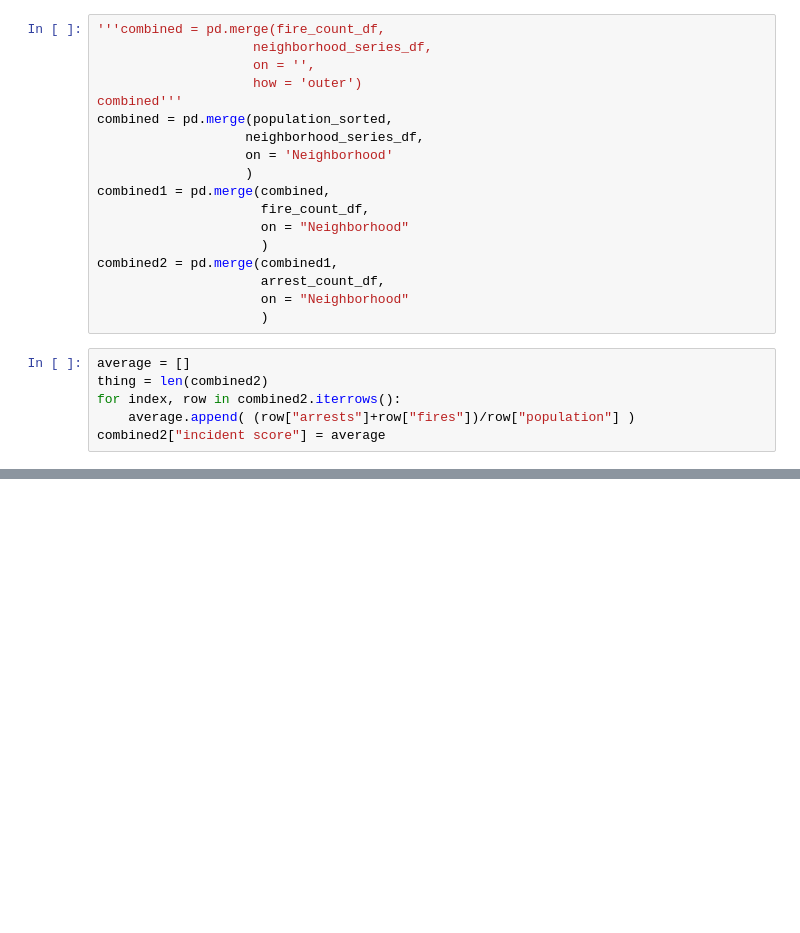
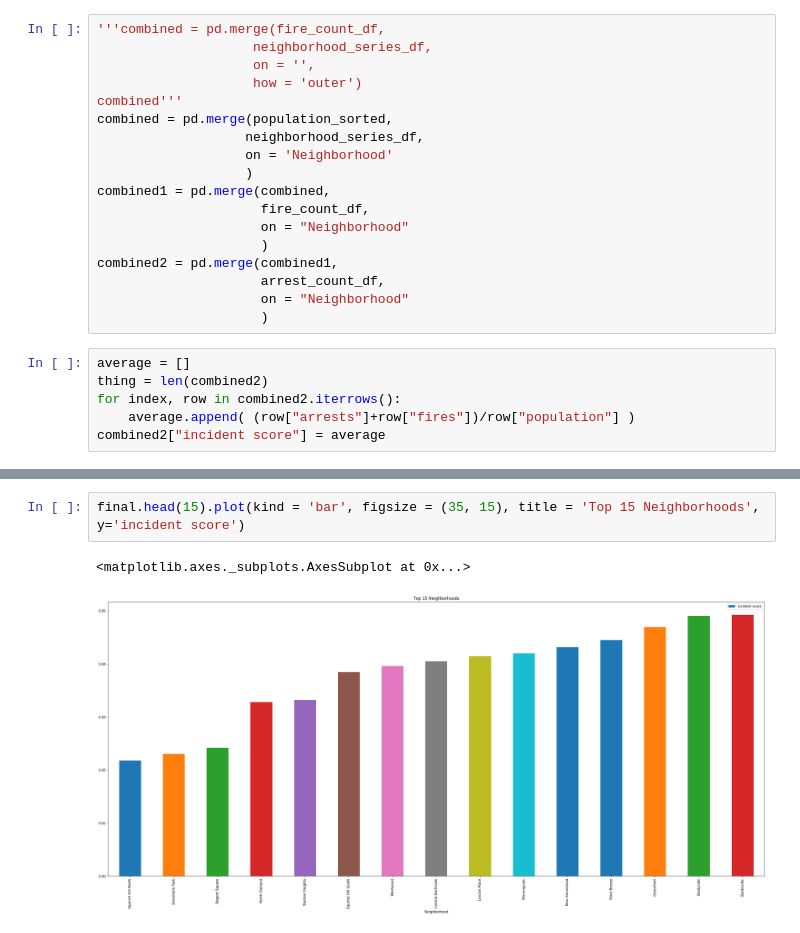
Before and after one commit to arib510/Big-Ideas-Final-Project, a Jupyter notebook: selver_notebook.ipynb, the cells around one changed output, grey strips where cells are left out. Saved outputs shown, nothing was run; the diff lists cells and outputs as text; blank space fills up the shorter version.

```diff
--- a/selver_notebook.ipynb
+++ b/selver_notebook.ipynb
@@ -78,0 +79,5 @@ final['incident score'].plot(kind = 'bar', figsize = (35, 15), title = 'Incident
+# %%
+final.head(15).plot(kind = 'bar', figsize = (35, 15), title = 'Top 15 Neighborhoods', y='incident score')
+# %% [output]
+<matplotlib.axes._subplots.AxesSubplot at 0x...>
+[figure, added]
```
Also changed, not shown: parts of 2 cells of this notebook.
